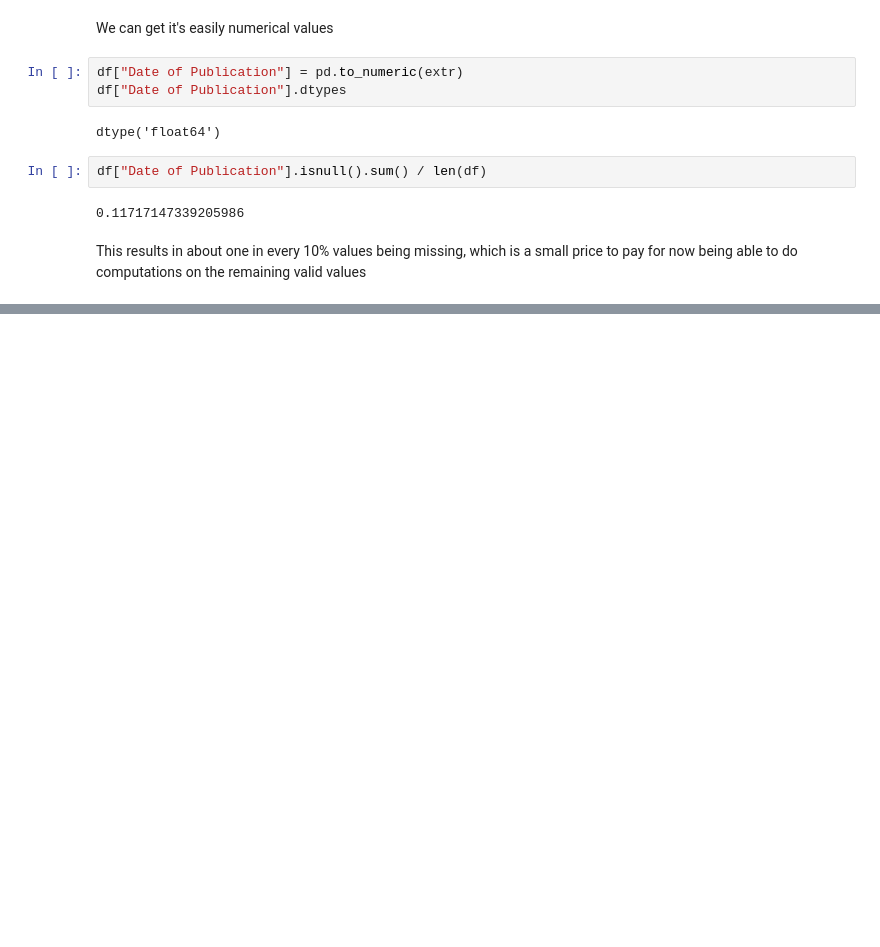
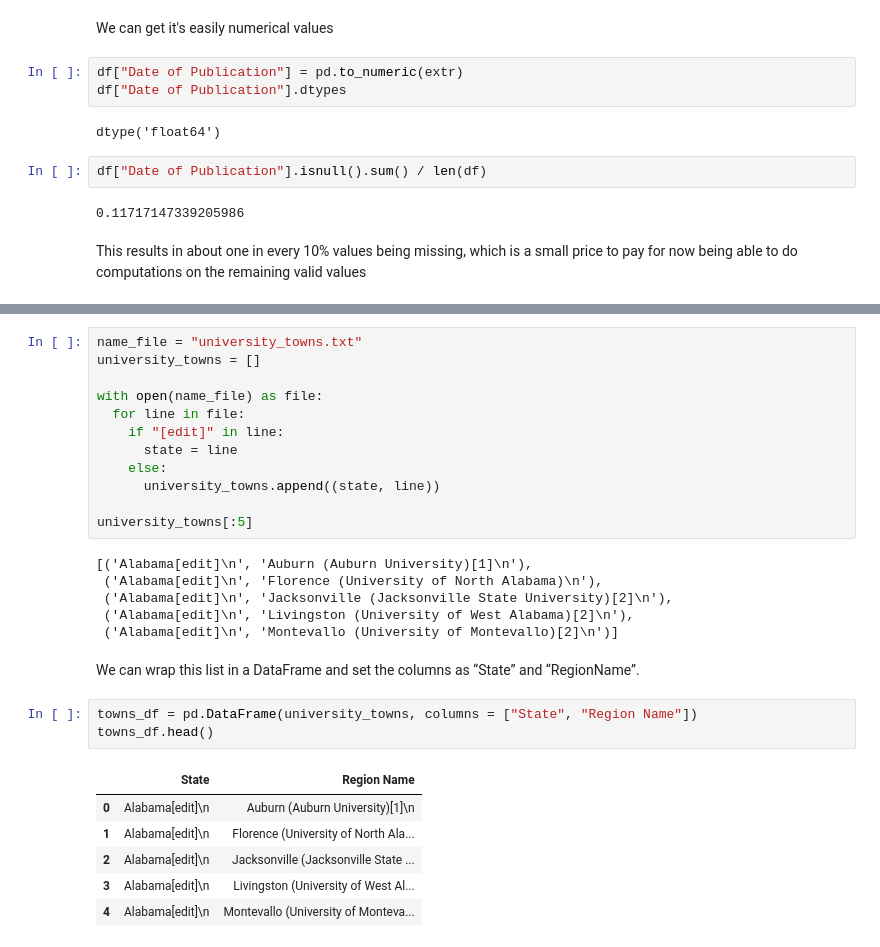
Before and after one commit to GilbertoChinco/Exercise-Data-Cleaning, a Jupyter notebook: 01_Data_Cleaning.ipynb, the cells around one changed output, grey strips where cells are left out. Cells and saved outputs as stored; diff of their text form; blank space fills up the shorter version.

```diff
--- a/01_Data_Cleaning.ipynb
+++ b/01_Data_Cleaning.ipynb
@@ -165,0 +227,30 @@ This results in about one in every 10% values being missing, which is a small pr
+# %%
+name_file = "university_towns.txt"
+university_towns = []
+
+with open(name_file) as file:
+  for line in file:
+    if "[edit]" in line:
+      state = line
+    else:
+      university_towns.append((state, line))
+
+university_towns[:5]
+# %% [output]
+[('Alabama[edit]\n', 'Auburn (Auburn University)[1]\n'),
+ ('Alabama[edit]\n', 'Florence (University of North Alabama)\n'),
+ ('Alabama[edit]\n', 'Jacksonville (Jacksonville State University)[2]\n'),
+ ('Alabama[edit]\n', 'Livingston (University of West Alabama)[2]\n'),
+ ('Alabama[edit]\n', 'Montevallo (University of Montevallo)[2]\n')]
+# %% [markdown]
+We can wrap this list in a DataFrame and set the columns as “State” and “RegionName”.
+# %%
+towns_df = pd.DataFrame(university_towns, columns = ["State", "Region Name"])
+towns_df.head()
+# %% [output]
+|  | State | Region Name |
+| 0 | Alabama[edit]\n | Auburn (Auburn University)[1]\n |
+| 1 | Alabama[edit]\n | Florence (University of North Ala... |
+| 2 | Alabama[edit]\n | Jacksonville (Jacksonville State ... |
+| 3 | Alabama[edit]\n | Livingston (University of West Al... |
+| 4 | Alabama[edit]\n | Montevallo (University of Monteva... |
```
Also changed, not shown: parts of 26 cells of this notebook.
